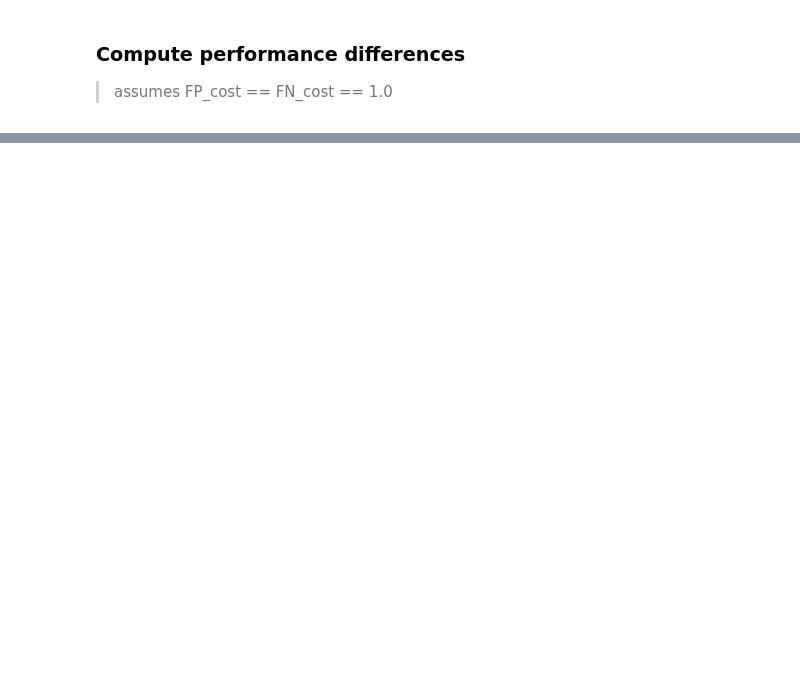
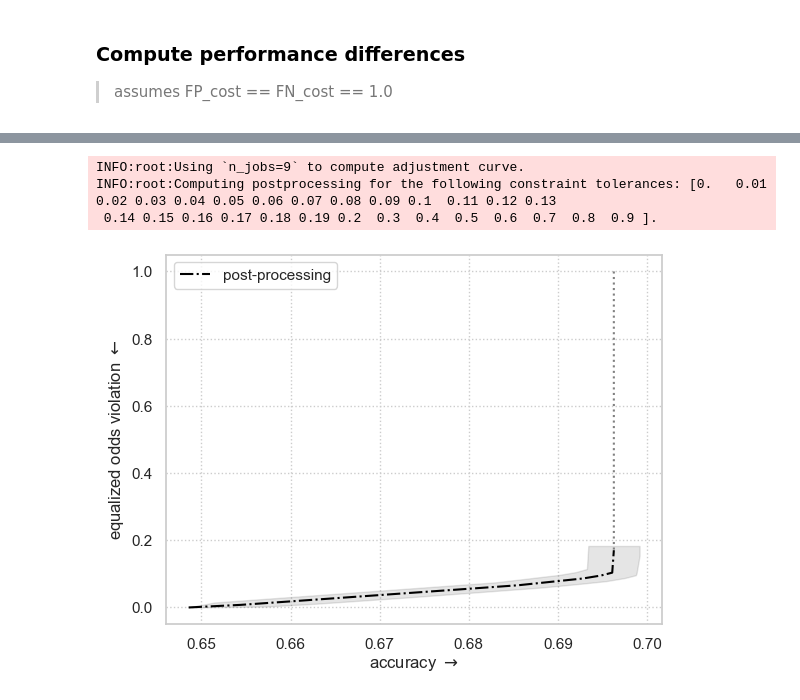
Before and after one commit to socialfoundations/error-parity, a Jupyter notebook: examples/relaxed-equalized-odds.usage-example-synthetic-data.ipynb, the cells around one changed output, grey strips where cells are left out. Drawn from its saved outputs; the diff is of its cells as text; code cells hidden in the pictures; blank space fills up the shorter version.

```diff
--- a/examples/relaxed-equalized-odds.usage-example-synthetic-data.ipynb
+++ b/examples/relaxed-equalized-odds.usage-example-synthetic-data.ipynb
@@ -239,0 +245,36 @@ Best unfair accuracy is 67.260%, with threshold t=0.74
+# %%
+from error_parity.pareto_curve import compute_postprocessing_curve
+
+postproc_results_df = compute_postprocessing_curve(
+    model=predictor,
+    fit_data=(X, y_true, group),
+    eval_data={
+        "fit": (X, y_true, group),
+    },
+    fairness_constraint="equalized_odds",
+    bootstrap=True,
+    seed=SEED,
+    y_fit_pred_scores=predictor(X),
+    predict_method="__call__",
+)
+# %% [output]
+INFO:root:Using `n_jobs=9` to compute adjustment curve.
+INFO:root:Computing postprocessing for the following constraint tolerances: [0.   0.01 0.02 0.03 0.04 0.05 0.06 0.07 0.08 0.09 0.1  0.11 0.12 0.13
+ 0.14 0.15 0.16 0.17 0.18 0.19 0.2  0.3  0.4  0.5  0.6  0.7  0.8  0.9 ].
+# %%
+from error_parity.plotting import plot_postprocessing_frontier
+from matplotlib import pyplot as plt
+
+plot_postprocessing_frontier(
+    postproc_results_df,
+    perf_metric="accuracy",
+    disp_metric="equalized_odds_diff",
+    show_data_type="fit",
+    constant_clf_perf=max((y_true == const_pred).mean() for const_pred in {0, 1}),
+)
+
+plt.xlabel(r"accuracy $\rightarrow$")
+plt.ylabel(r"equalized odds violation $\leftarrow$")
+plt.show()
+# %% [output]
+[figure, added]
```
Also changed, not shown: parts of 15 cells of this notebook, 12 other files.
